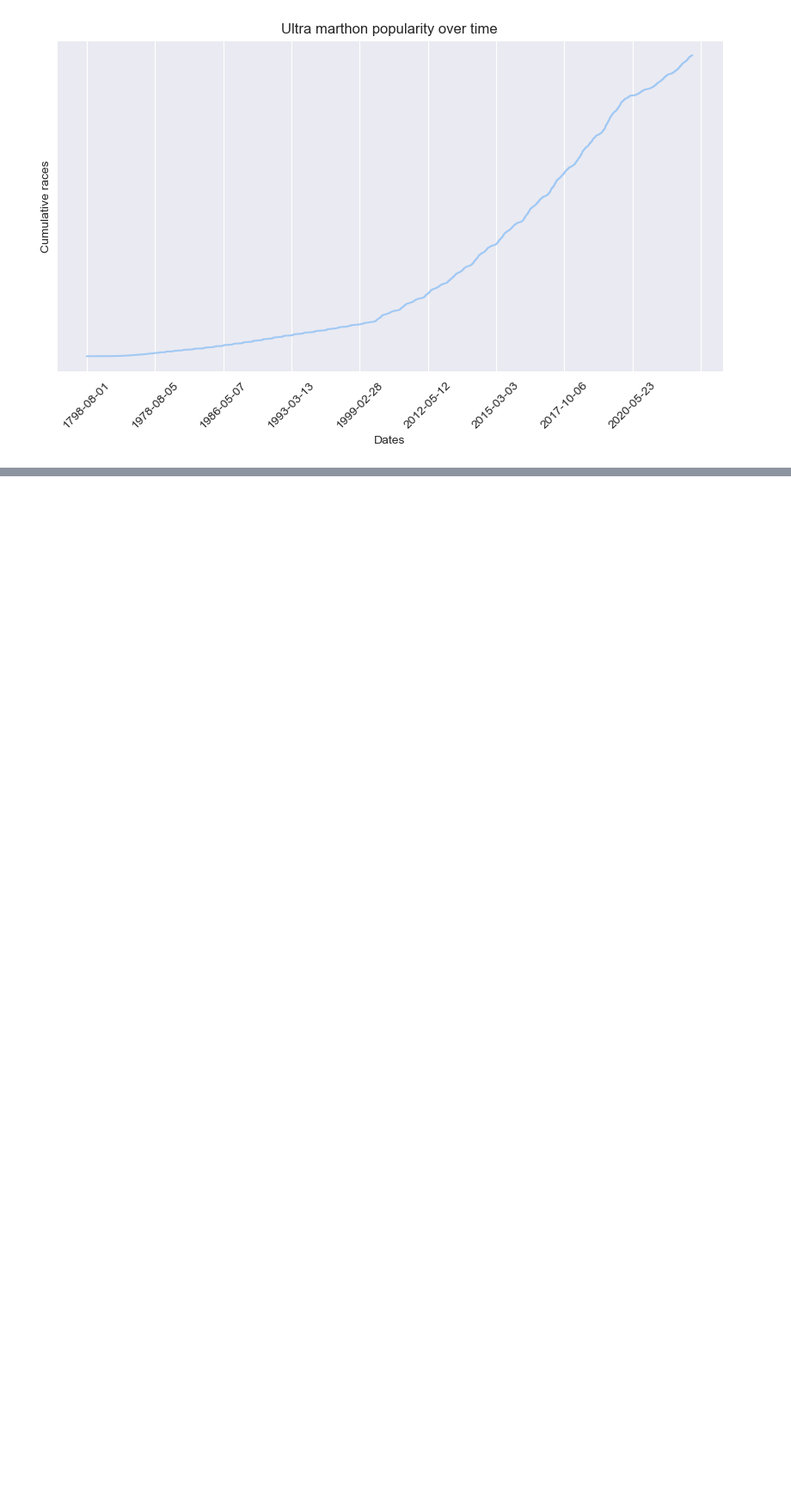
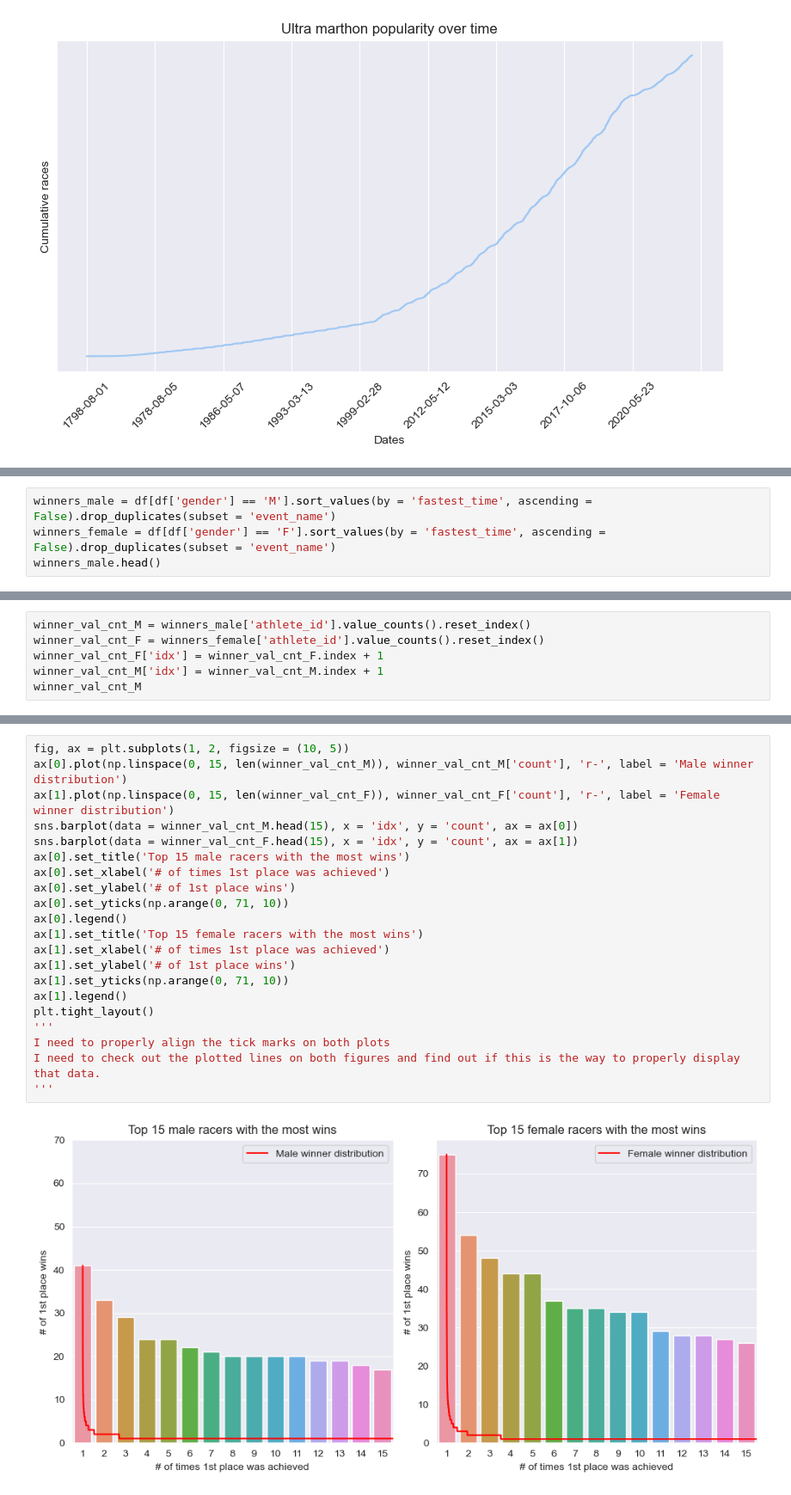
Before and after one commit to dmshakur/ultra-running-data-analysis, a Jupyter notebook: notebooks/data_analysis.ipynb, the cells around one changed output, grey strips where cells are left out. Shown at 86% size. Cells and saved outputs as stored; diff of their text form; blank space fills up the shorter version.

Commit message:
Started working on most of the remaining items in the to do list, Finished one.

```diff
--- a/notebooks/data_analysis.ipynb
+++ b/notebooks/data_analysis.ipynb
@@ -134,0 +179,4 @@ fig.show()
+# %%
+winners_male = df[df['gender'] == 'M'].sort_values(by = 'fastest_time', ascending = False).drop_duplicates(subset = 'event_name')
+winners_female = df[df['gender'] == 'F'].sort_values(by = 'fastest_time', ascending = False).drop_duplicates(subset = 'event_name')
+winners_male.head()
@@ -153,0 +218,6 @@ sns.scatterplot(data = df, x = 'distance_or_length', hue = 'age_category')
+# %%
+winner_val_cnt_M = winners_male['athlete_id'].value_counts().reset_index()
+winner_val_cnt_F = winners_female['athlete_id'].value_counts().reset_index()
+winner_val_cnt_F['idx'] = winner_val_cnt_F.index + 1
+winner_val_cnt_M['idx'] = winner_val_cnt_M.index + 1
+winner_val_cnt_M
@@ -153,0 +253,23 @@ sns.scatterplot(data = df, x = 'distance_or_length', hue = 'age_category')
+# %%
+fig, ax = plt.subplots(1, 2, figsize = (10, 5))
+ax[0].plot(np.linspace(0, 15, len(winner_val_cnt_M)), winner_val_cnt_M['count'], 'r-', label = 'Male winner distribution')
+ax[1].plot(np.linspace(0, 15, len(winner_val_cnt_F)), winner_val_cnt_F['count'], 'r-', label = 'Female winner distribution')
+sns.barplot(data = winner_val_cnt_M.head(15), x = 'idx', y = 'count', ax = ax[0])
+sns.barplot(data = winner_val_cnt_F.head(15), x = 'idx', y = 'count', ax = ax[1])
+ax[0].set_title('Top 15 male racers with the most wins')
+ax[0].set_xlabel('# of times 1st place was achieved')
+ax[0].set_ylabel('# of 1st place wins')
+ax[0].set_yticks(np.arange(0, 71, 10))
+ax[0].legend()
+ax[1].set_title('Top 15 female racers with the most wins')
+ax[1].set_xlabel('# of times 1st place was achieved')
+ax[1].set_ylabel('# of 1st place wins')
+ax[1].set_yticks(np.arange(0, 71, 10))
+ax[1].legend()
+plt.tight_layout()
+'''
+I need to properly align the tick marks on both plots
+I need to check out the plotted lines on both figures and find out if this is the way to properly display that data.
+'''
+# %% [output]
+[figure, added]
```
Also changed, not shown: parts of 11 cells of this notebook.
